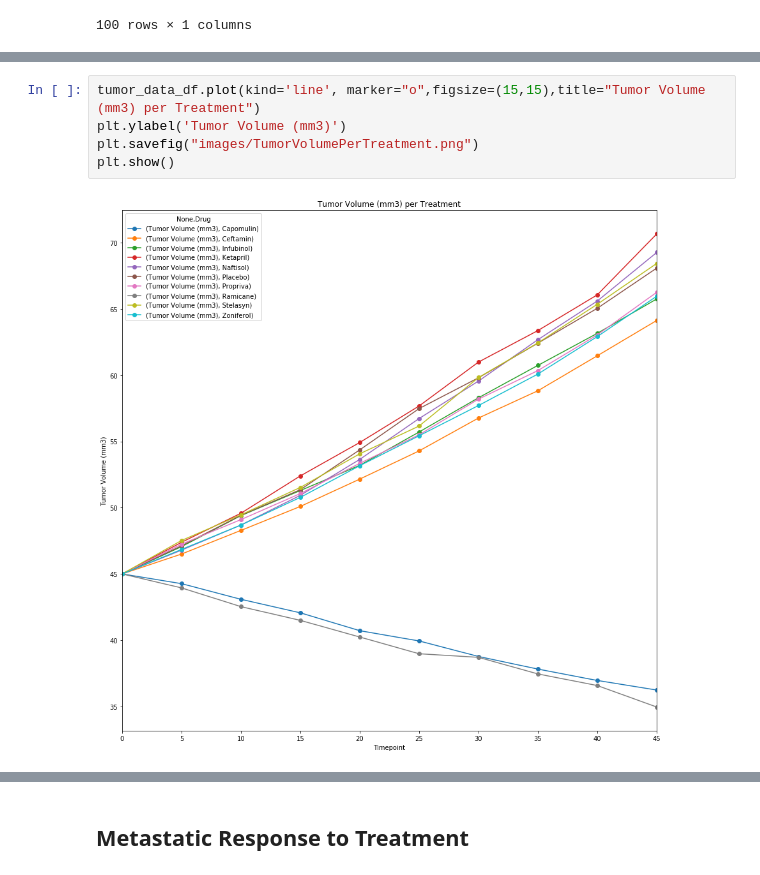
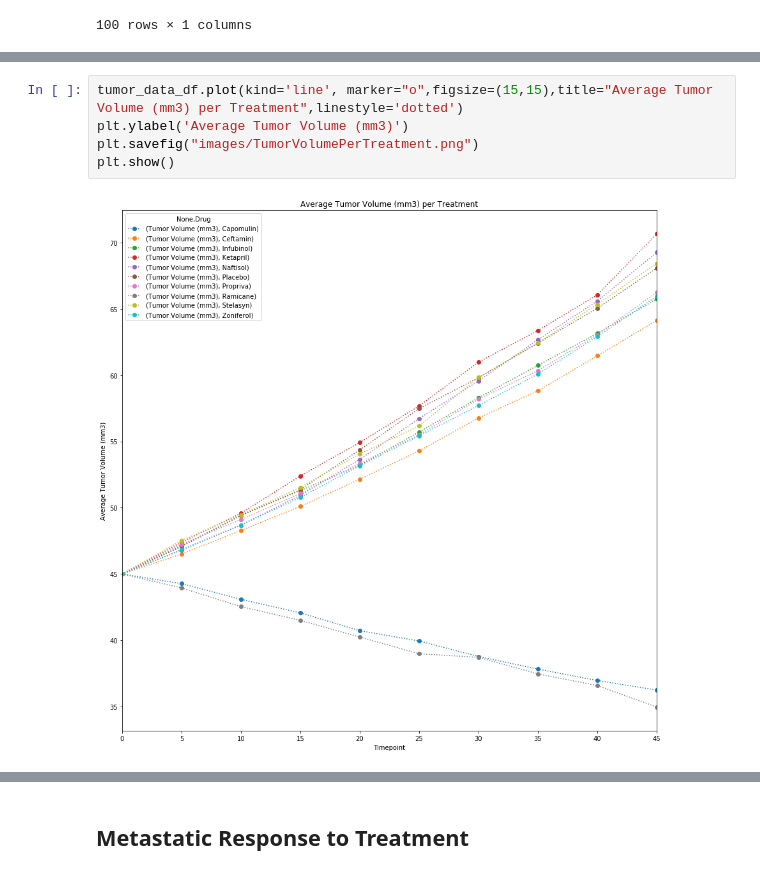
Before and after one commit to avbui-coat/matplotlib-challenge, a Jupyter notebook: Pymaceuticals/pymaceuticals_starter.ipynb, the cells around one changed output, grey strips where cells are left out. Saved outputs shown, nothing was run; the diff lists cells and outputs as text.

```diff
--- a/Pymaceuticals/pymaceuticals_starter.ipynb
+++ b/Pymaceuticals/pymaceuticals_starter.ipynb
@@ -186,9 +186,9 @@ sem_data_df
 | 40 | 1.223608 | 0.708505 | 1.055220 | 1.158449 | 1.118567 | 1.370634 | 1.564779 | 1.128445 | ... |
 | 45 | 1.223977 | 0.902358 | 1.144427 | 1.453186 | 1.416363 | 1.351726 | 1.888586 | 1.226805 | ... |
 # %%
-tumor_data_df.plot(kind='line', marker="o",figsize=(15,15),title="Tumor Volume (mm3) per Treatment")
-plt.ylabel('Tumor Volume (mm3)')
+tumor_data_df.plot(kind='line', marker="o",figsize=(15,15),title="Average Tumor Volume (mm3) per Treatment",linestyle='dotted')
+plt.ylabel('Average Tumor Volume (mm3)')
 plt.savefig("images/TumorVolumePerTreatment.png")
 plt.show()
 # %% [output]
-[figure, old version]
+[figure, new version]
```
Also changed, not shown: parts of 9 cells of this notebook, 3 other files.
